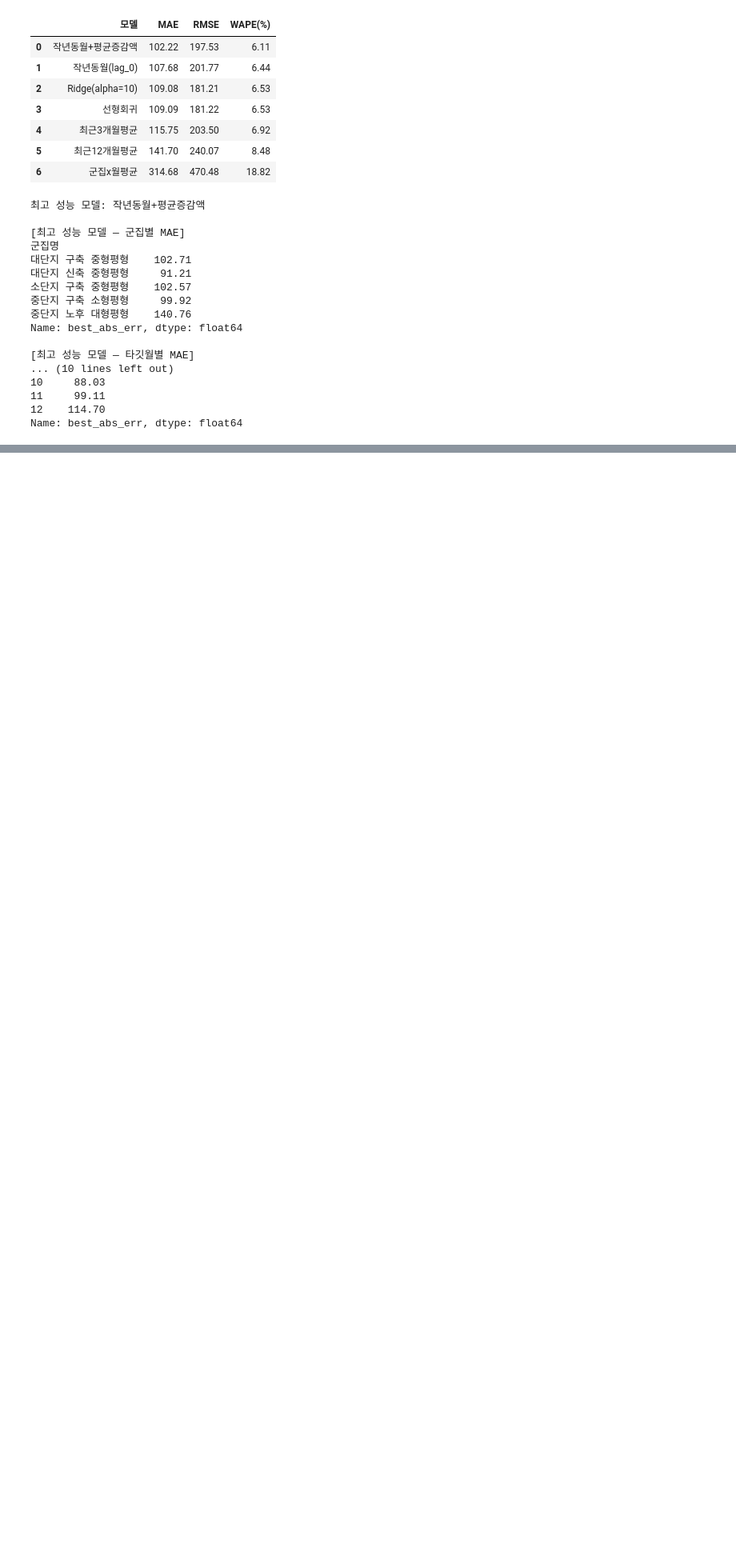
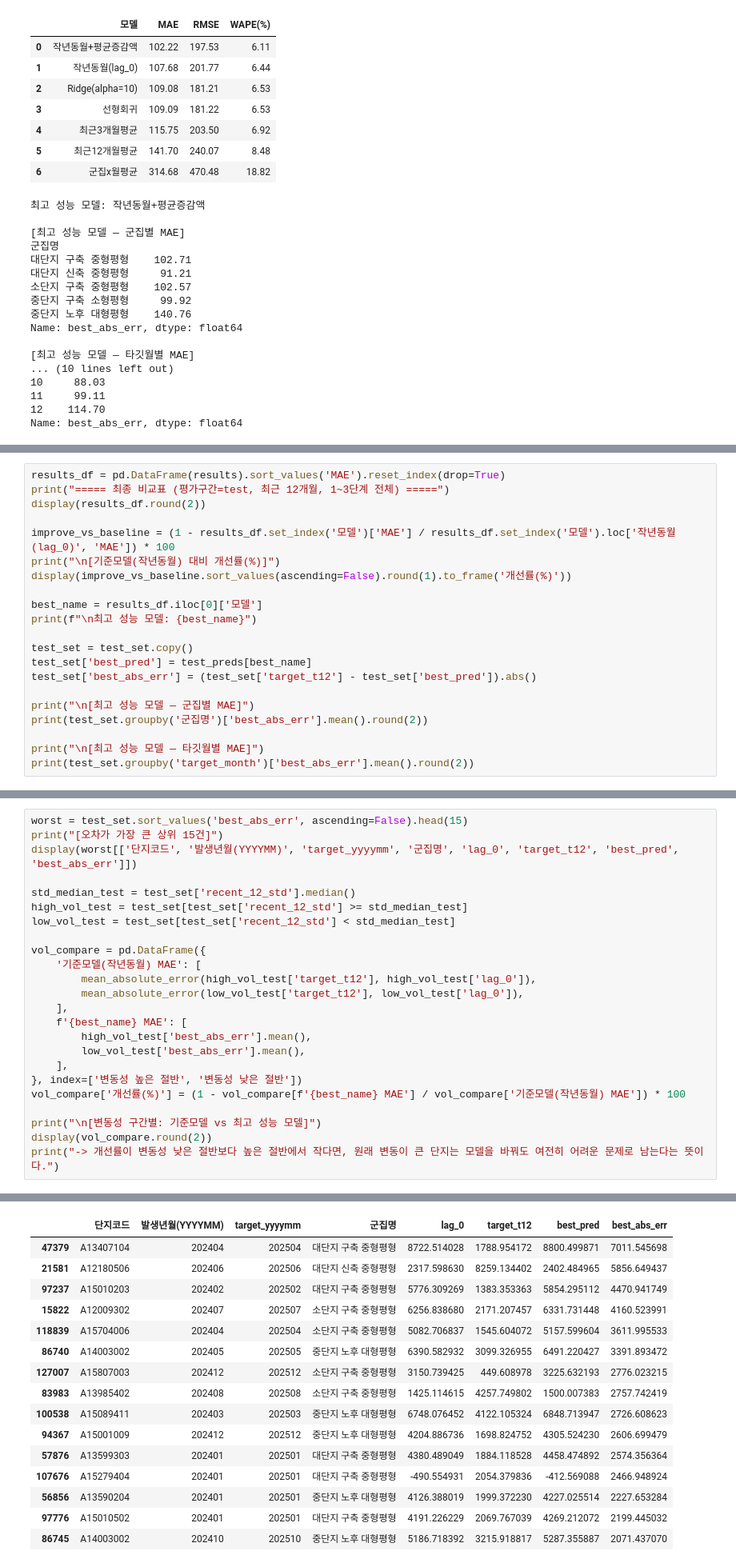
Before and after one commit to roh-git/mlapt_project, a Jupyter notebook: main_analysis.ipynb, the cells around one changed output, grey strips where cells are left out. Shown at 80% size. Drawn from its saved outputs; the diff is of its cells as text; blank space fills up the shorter version.

```diff
--- a/main_analysis.ipynb
+++ b/main_analysis.ipynb
@@ -1951,0 +1994,21 @@ Name: best_abs_err, dtype: float64
+# %%
+results_df = pd.DataFrame(results).sort_values('MAE').reset_index(drop=True)
+print("===== 최종 비교표 (평가구간=test, 최근 12개월, 1~3단계 전체) =====")
+display(results_df.round(2))
+
+improve_vs_baseline = (1 - results_df.set_index('모델')['MAE'] / results_df.set_index('모델').loc['작년동월(lag_0)', 'MAE']) * 100
+print("\n[기준모델(작년동월) 대비 개선률(%)]")
+display(improve_vs_baseline.sort_values(ascending=False).round(1).to_frame('개선률(%)'))
+
+best_name = results_df.iloc[0]['모델']
+print(f"\n최고 성능 모델: {best_name}")
+
+test_set = test_set.copy()
+test_set['best_pred'] = test_preds[best_name]
+test_set['best_abs_err'] = (test_set['target_t12'] - test_set['best_pred']).abs()
+
+print("\n[최고 성능 모델 — 군집별 MAE]")
+print(test_set.groupby('군집명')['best_abs_err'].mean().round(2))
+
+print("\n[최고 성능 모델 — 타깃월별 MAE]")
+print(test_set.groupby('target_month')['best_abs_err'].mean().round(2))
@@ -1951,0 +2060,25 @@ Name: best_abs_err, dtype: float64
+# %%
+worst = test_set.sort_values('best_abs_err', ascending=False).head(15)
+print("[오차가 가장 큰 상위 15건]")
+display(worst[['단지코드', '발생년월(YYYYMM)', 'target_yyyymm', '군집명', 'lag_0', 'target_t12', 'best_pred', 'best_abs_err']])
+
+std_median_test = test_set['recent_12_std'].median()
+high_vol_test = test_set[test_set['recent_12_std'] >= std_median_test]
+low_vol_test = test_set[test_set['recent_12_std'] < std_median_test]
+
+vol_compare = pd.DataFrame({
+    '기준모델(작년동월) MAE': [
+        mean_absolute_error(high_vol_test['target_t12'], high_vol_test['lag_0']),
+        mean_absolute_error(low_vol_test['target_t12'], low_vol_test['lag_0']),
+    ],
+    f'{best_name} MAE': [
+        high_vol_test['best_abs_err'].mean(),
+        low_vol_test['best_abs_err'].mean(),
+    ],
+}, index=['변동성 높은 절반', '변동성 낮은 절반'])
+vol_compare['개선률(%)'] = (1 - vol_compare[f'{best_name} MAE'] / vol_compare['기준모델(작년동월) MAE']) * 100
+
+print("\n[변동성 구간별: 기준모델 vs 최고 성능 모델]")
+display(vol_compare.round(2))
+print("-> 개선률이 변동성 낮은 절반보다 높은 절반에서 작다면, 원래 변동이 큰 단지는 모델을 바꿔도 여전히 어려운 문제로 남는다는 뜻이다.")
+# %% [output]
@@ -1951,0 +2086,16 @@ Name: best_abs_err, dtype: float64
+|  | 단지코드 | 발생년월(YYYYMM) | target_yyyymm | 군집명 | lag_0 | target_t12 | best_pred | best_abs_err |
+| 47379 | A13407104 | 202404 | 202504 | 대단지 구축 중형평형 | 8722.514028 | 1788.954172 | 8800.499871 | 7011.545698 |
+| 21581 | A12180506 | 202406 | 202506 | 대단지 신축 중형평형 | 2317.598630 | 8259.134402 | 2402.484965 | 5856.649437 |
+| 97237 | A15010203 | 202402 | 202502 | 대단지 구축 중형평형 | 5776.309269 | 1383.353363 | 5854.295112 | 4470.941749 |
+| 15822 | A12009302 | 202407 | 202507 | 소단지 구축 중형평형 | 6256.838680 | 2171.207457 | 6331.731448 | 4160.523991 |
+| 118839 | A15704006 | 202404 | 202504 | 소단지 구축 중형평형 | 5082.706837 | 1545.604072 | 5157.599604 | 3611.995533 |
+| 86740 | A14003002 | 202405 | 202505 | 중단지 노후 대형평형 | 6390.582932 | 3099.326955 | 6491.220427 | 3391.893472 |
+| 127007 | A15807003 | 202412 | 202512 | 소단지 구축 중형평형 | 3150.739425 | 449.608978 | 3225.632193 | 2776.023215 |
+| 83983 | A13985402 | 202408 | 202508 | 소단지 구축 중형평형 | 1425.114615 | 4257.749802 | 1500.007383 | 2757.742419 |
+| 100538 | A15089411 | 202403 | 202503 | 중단지 노후 대형평형 | 6748.076452 | 4122.105324 | 6848.713947 | 2726.608623 |
+| 94367 | A15001009 | 202412 | 202512 | 중단지 노후 대형평형 | 4204.886736 | 1698.824752 | 4305.524230 | 2606.699479 |
+| 57876 | A13599303 | 202401 | 202501 | 대단지 구축 중형평형 | 4380.489049 | 1884.118528 | 4458.474892 | 2574.356364 |
+| 107676 | A15279404 | 202401 | 202501 | 대단지 구축 중형평형 | -490.554931 | 2054.379836 | -412.569088 | 2466.948924 |
+| 56856 | A13590204 | 202401 | 202501 | 중단지 노후 대형평형 | 4126.388019 | 1999.372230 | 4227.025514 | 2227.653284 |
+| 97776 | A15010502 | 202401 | 202501 | 대단지 구축 중형평형 | 4191.226229 | 2069.767039 | 4269.212072 | 2199.445032 |
+| 86745 | A14003002 | 202410 | 202510 | 중단지 노후 대형평형 | 5186.718392 | 3215.918817 | 5287.355887 | 2071.437070 |
```
Also changed, not shown: parts of 6 cells of this notebook.
